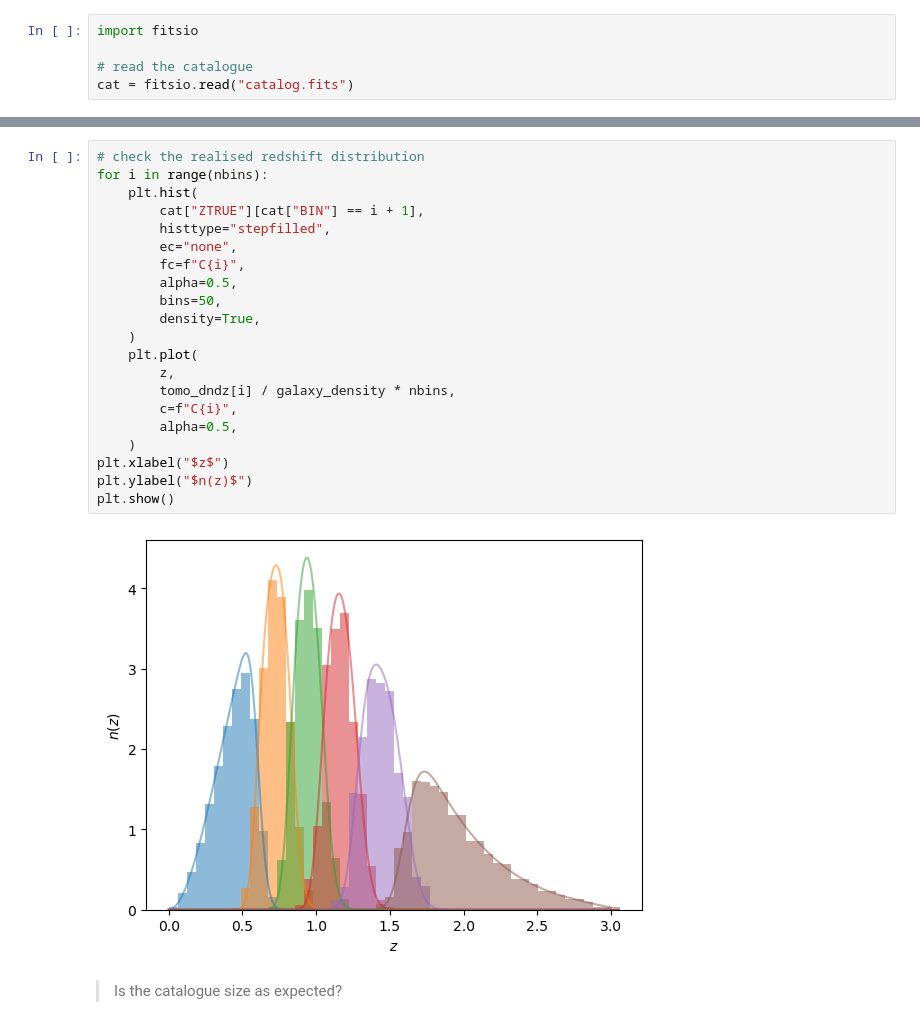
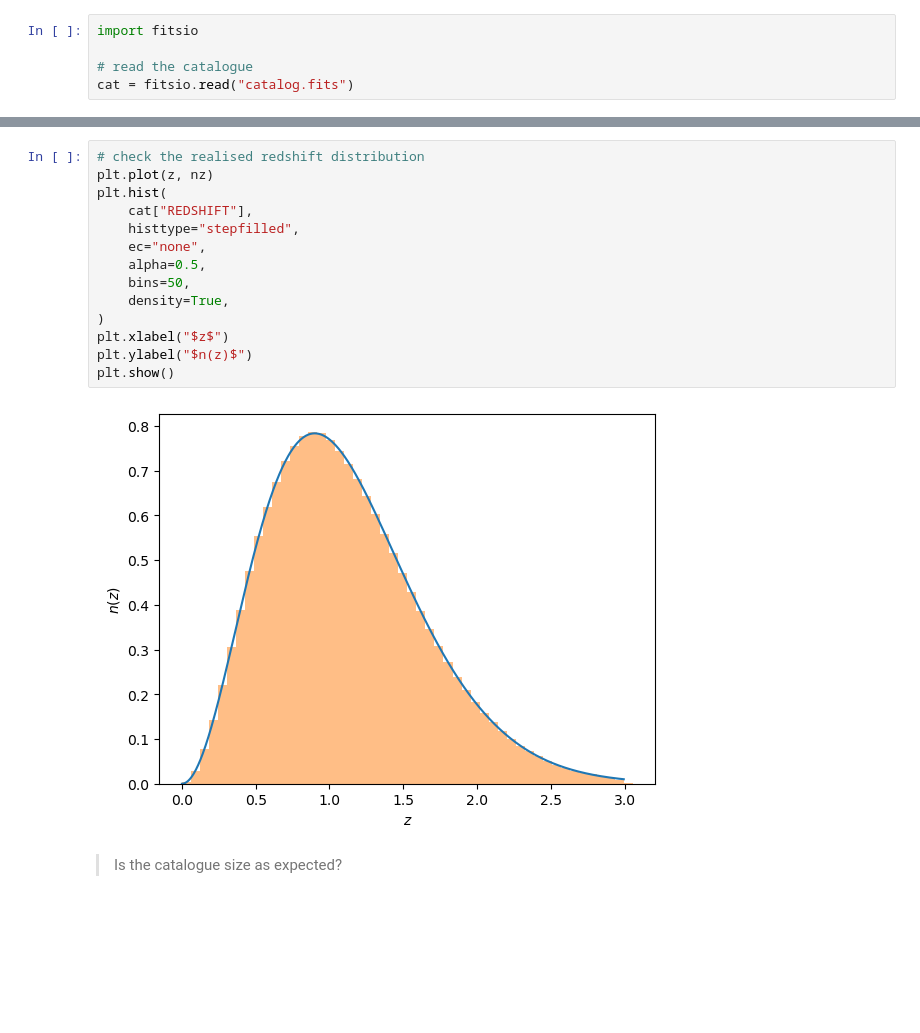
Before and after one commit to GrowInTheDark/imprs-hd-lensing, a Jupyter notebook: 1 - Simulating a galaxy survey.ipynb, the cells around one changed output, grey strips where cells are left out. Cells and saved outputs as stored; diff of their text form; blank space fills up the shorter version.

```diff
--- a/1 - Simulating a galaxy survey.ipynb
+++ b/1 - Simulating a galaxy survey.ipynb
@@ -285,26 +263,19 @@ cat.size
 # %%
 # check the realised redshift distribution
-for i in range(nbins):
-    plt.hist(
-        cat["ZTRUE"][cat["BIN"] == i + 1],
-        histtype="stepfilled",
-        ec="none",
-        fc=f"C{i}",
-        alpha=0.5,
-        bins=50,
-        density=True,
-    )
-    plt.plot(
-        z,
-        tomo_dndz[i] / galaxy_density * nbins,
-        c=f"C{i}",
-        alpha=0.5,
-    )
+plt.plot(z, nz)
+plt.hist(
+    cat["REDSHIFT"],
+    histtype="stepfilled",
+    ec="none",
+    alpha=0.5,
+    bins=50,
+    density=True,
+)
 plt.xlabel("$z$")
 plt.ylabel("$n(z)$")
 plt.show()
 # %% [output]
-[figure, old version]
+[figure, new version]
 # %% [markdown]
 > Is the catalogue size as expected?
 # %% [markdown]
```
Also changed, not shown: parts of 27 cells of this notebook, 3 other files.
